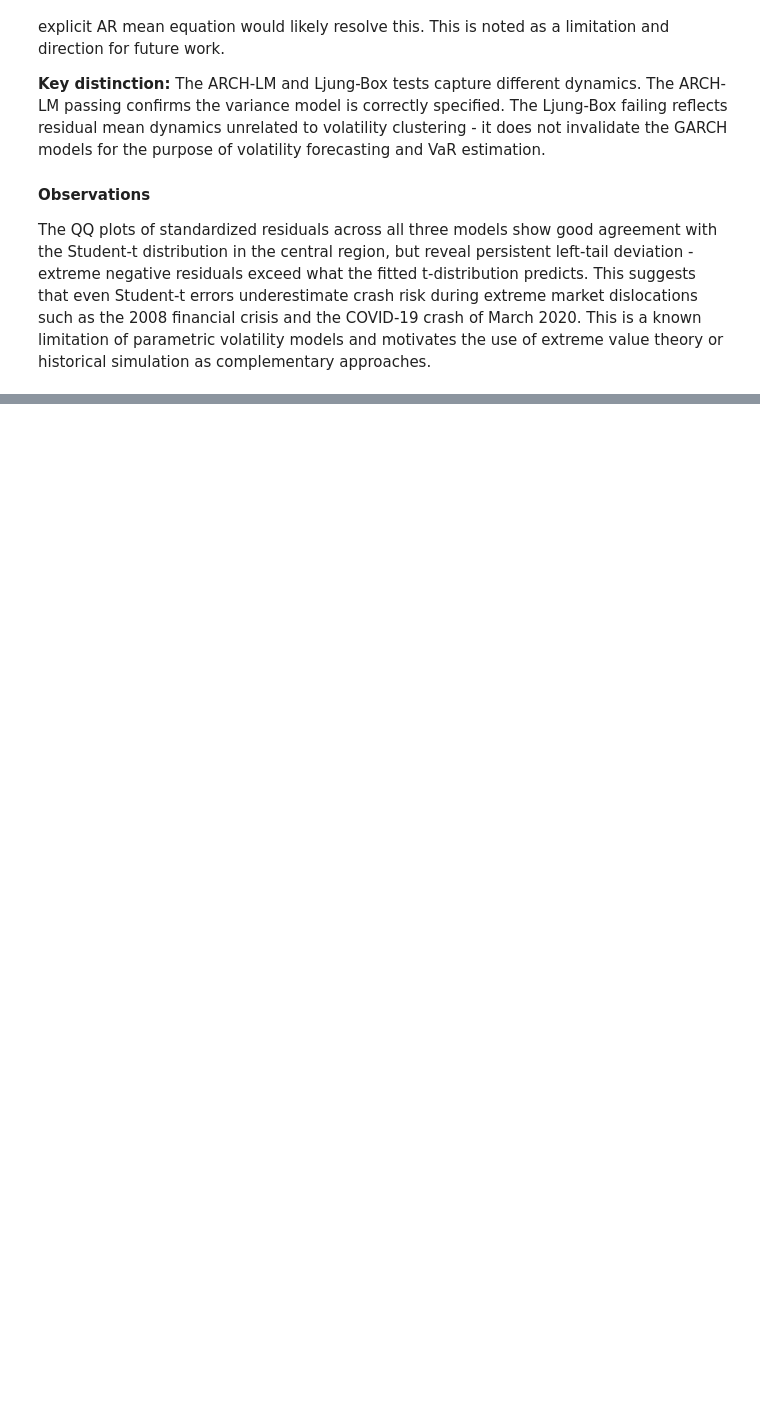
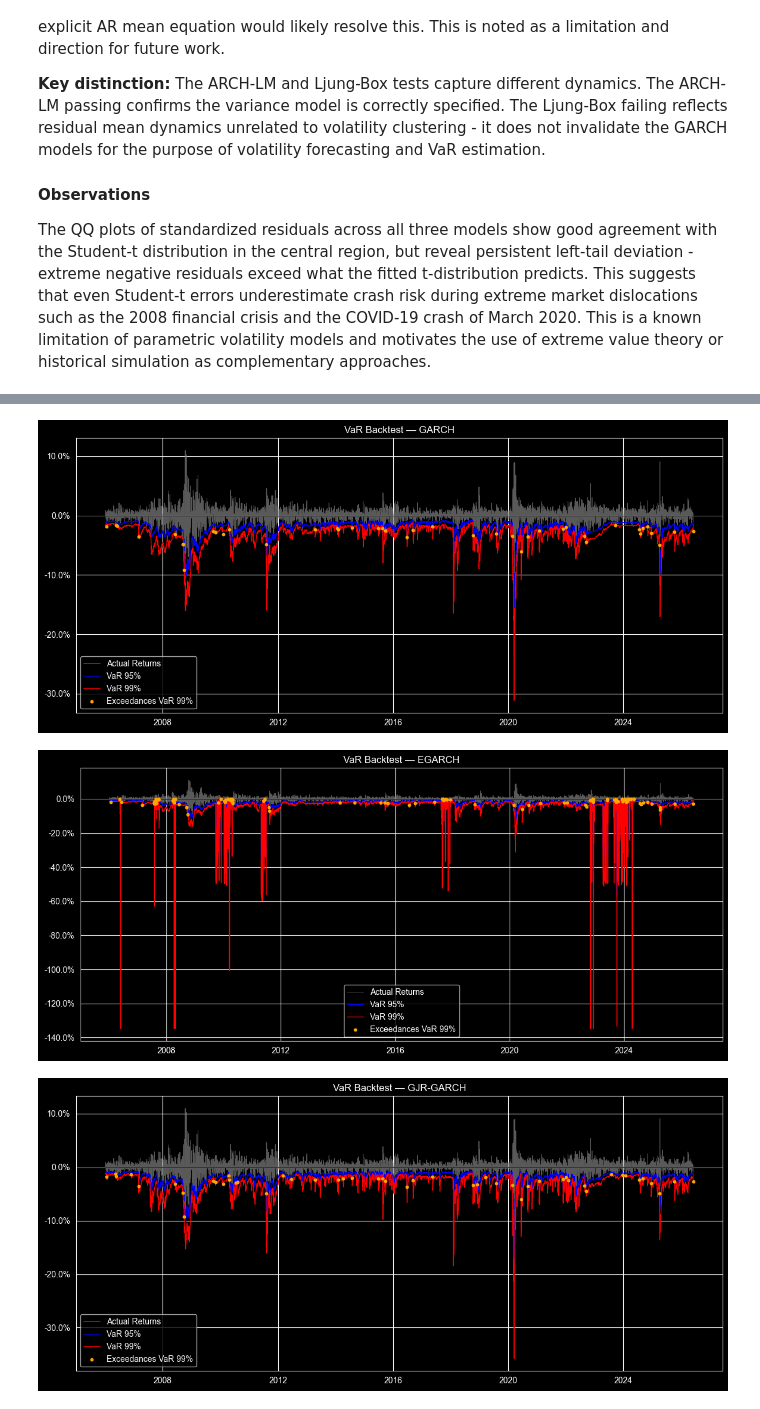
Before and after one commit to lukaszchazowiec/GARCH_Volatility_Forecaster, a Jupyter notebook: notebooks/analysis.ipynb, the cells around one changed output, grey strips where cells are left out. Drawn from its saved outputs; the diff is of its cells as text; code cells hidden in the pictures; blank space fills up the shorter version.

```diff
--- a/notebooks/analysis.ipynb
+++ b/notebooks/analysis.ipynb
@@ -256,0 +282,42 @@ simulation as complementary approaches.
+# %%
+actual = pd.read_csv("../data/actual_returns.csv", index_col=0, parse_dates=True).squeeze()
+
+list_of_models = ['GARCH', 'EGARCH', 'GJR-GARCH']
+
+all_results = {}
+for model_type in list_of_models:
+    all_results[model_type] = {
+        'actual': actual,
+        'var_95': pd.read_csv(f"../data/var_95_{model_type}.csv", index_col=0, parse_dates=True).squeeze(),
+        'var_99': pd.read_csv(f"../data/var_99_{model_type}.csv", index_col=0, parse_dates=True).squeeze()
+    }
+
+for model_type in list_of_models:
+    res = all_results[model_type]
+    plot_var_backtest(res['actual'], res['var_95'], res['var_99'], model_type)
+
+# Statistical tests
+print("\n" + "=" * 60)
+print("  FINAL REPORT - STATISTICAL TESTS (Christoffersen 1998)")
+print("=" * 60)
+
+for model_type in list_of_models:
+    res = all_results[model_type]
+
+    stats_95 = statistical_tests(res['actual'], res['var_95'], alpha=0.05)
+    stats_99 = statistical_tests(res['actual'], res['var_99'], alpha=0.01)
+
+    print(f"\nRESULTS FOR MODEL: {model_type}")
+    print(f"  " + "-" * 40)
+    print(f"  [VaR 95%] Days tested: {stats_95['N']}  |  Breaches: {stats_95['x']}  |  Actual rate: {stats_95['p_actual']*100:.2f}% (Expected: 5.00%)")
+    print(f"            Kupiec POF p-value: {stats_95['p_value']:.4f} " + ("REJECT" if stats_95['p_value'] < 0.05 else "PASSED"))
+    print(f"            Christoffersen Ind p-value: {stats_95['p_value_ind']:.4f} " + ("CLUSTERING DETECTED" if stats_95['p_value_ind'] < 0.05 else "PASSED"))
+    print(f"  [VaR 99%] Days tested: {stats_99['N']}  |  Breaches: {stats_99['x']}  |  Actual rate: {stats_99['p_actual']*100:.2f}% (Expected: 1.00%)")
+    print(f"            Kupiec POF p-value: {stats_99['p_value']:.4f} " + ("REJECT" if stats_99['p_value'] < 0.05 else "PASSED"))
+    print(f"            Christoffersen Ind p-value: {stats_99['p_value_ind']:.4f} " + ("CLUSTERING DETECTED" if stats_99['p_value_ind'] < 0.05 else "PASSED"))
+    print(f"            Basel III Zone: {stats_99['basel_3_test']}")
+    print("  " + "-" * 40)
+# %% [output]
+[figure, added]
+[figure, added]
+[figure, added]
```
Also changed, not shown: parts of 5 cells of this notebook, 1 other file.
